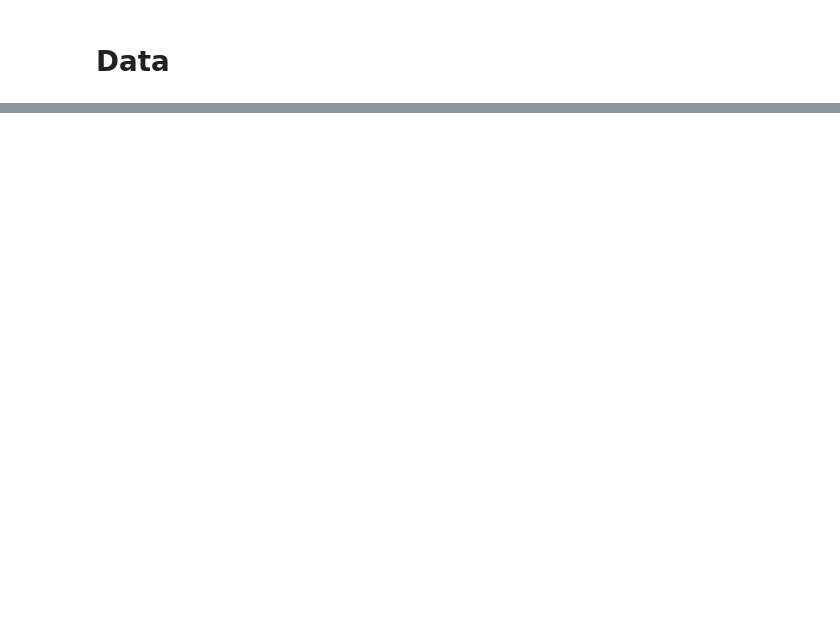
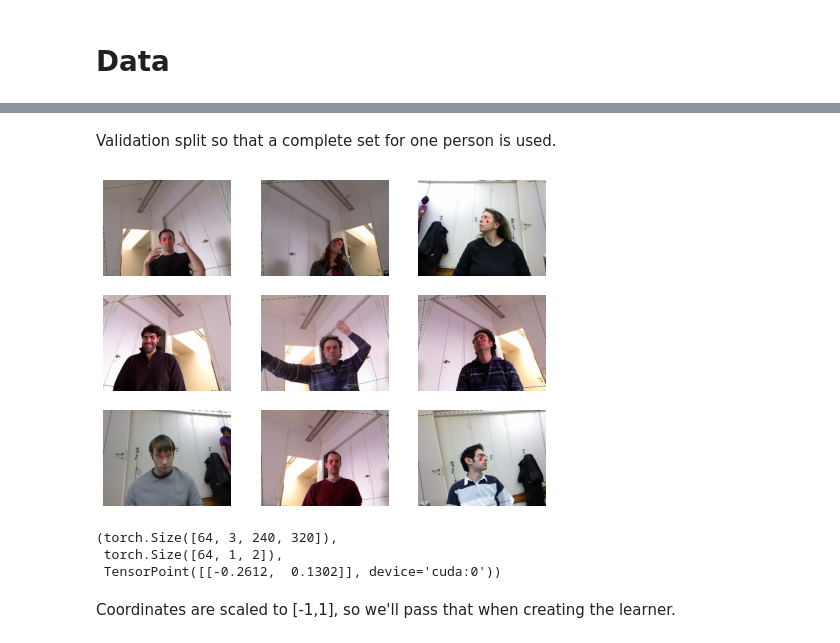
Before and after one commit to omlnaut/fastai, a Jupyter notebook: chapter_6_regression.ipynb, the cells around one changed output, grey strips where cells are left out. Saved outputs shown, nothing was run; the diff lists cells and outputs as text; code cells hidden in the pictures; blank space fills up the shorter version.

```diff
--- a/chapter_6_regression.ipynb
+++ b/chapter_6_regression.ipynb
@@ -231,0 +71,7 @@ Downloading: "https://download.pytorch.org/models/resnet50-19c8e357.pth" to /roo
+# %%
+calibration = np.genfromtxt(path/'01'/'rgb.cal', skip_footer=6)
+def get_center(f):
+  center = np.genfromtxt(img_to_pose(f), skip_header=3)
+  c1 = center[0] * calibration[0][0]/center[2] + calibration[0][2]
+  c2 = center[1] * calibration[1][1]/center[2] + calibration[1][2]
+  return tensor([c1, c2])
@@ -231,0 +82,23 @@ Downloading: "https://download.pytorch.org/models/resnet50-19c8e357.pth" to /roo
+# %% [markdown]
+Validation split so that a complete set for one person is used.
+# %%
+biwi = DataBlock(
+    blocks=(ImageBlock, PointBlock),
+    get_items=get_image_files,
+    get_y=get_center,
+    splitter=FuncSplitter(lambda o: o.parent.name=='13'),
+    batch_tfms=[*aug_transforms(size=(240,320)), Normalize.from_stats(*imagenet_stats)]
+)
+dls = biwi.dataloaders(path)
+dls.show_batch(max_n=9, figsize=(8,6))
+# %% [output]
+[figure, added]
+# %%
+xb, yb = dls.train.one_batch()
+xb.shape, yb.shape, yb[0]
+# %% [output]
+(torch.Size([64, 3, 240, 320]),
+ torch.Size([64, 1, 2]),
+ TensorPoint([[-0.2612,  0.1302]], device='cuda:0'))
+# %% [markdown]
+Coordinates are scaled to [-1,1], so we'll pass that when creating the learner.
```
Also changed, not shown: parts of 62 cells of this notebook.
